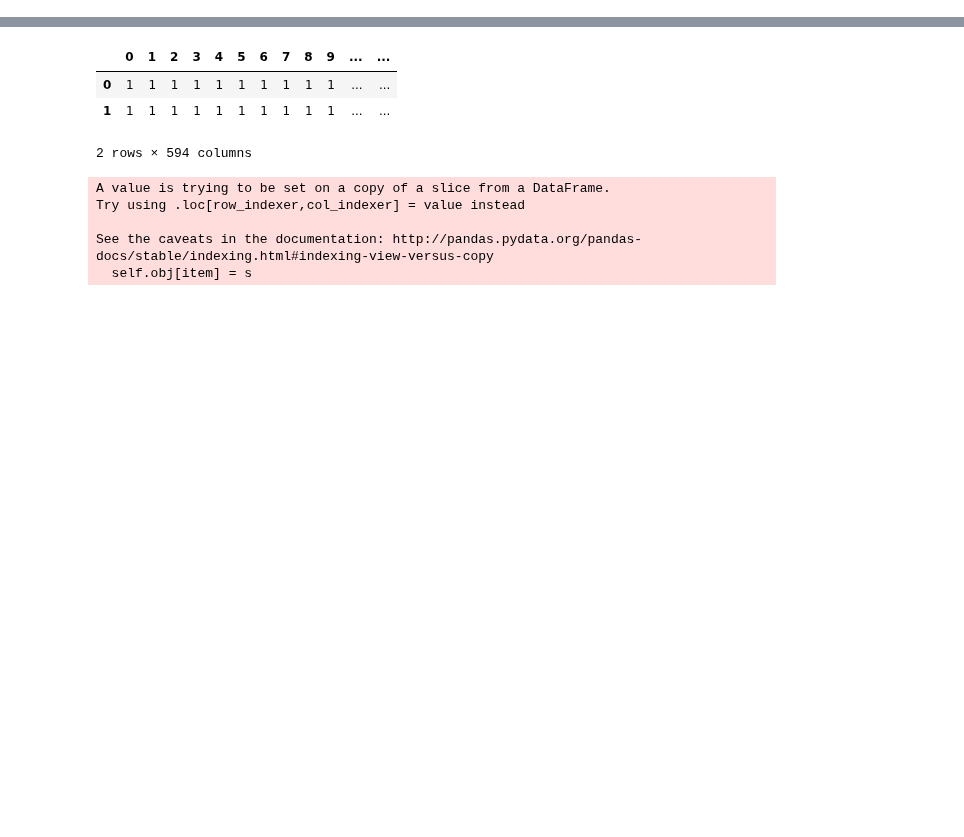
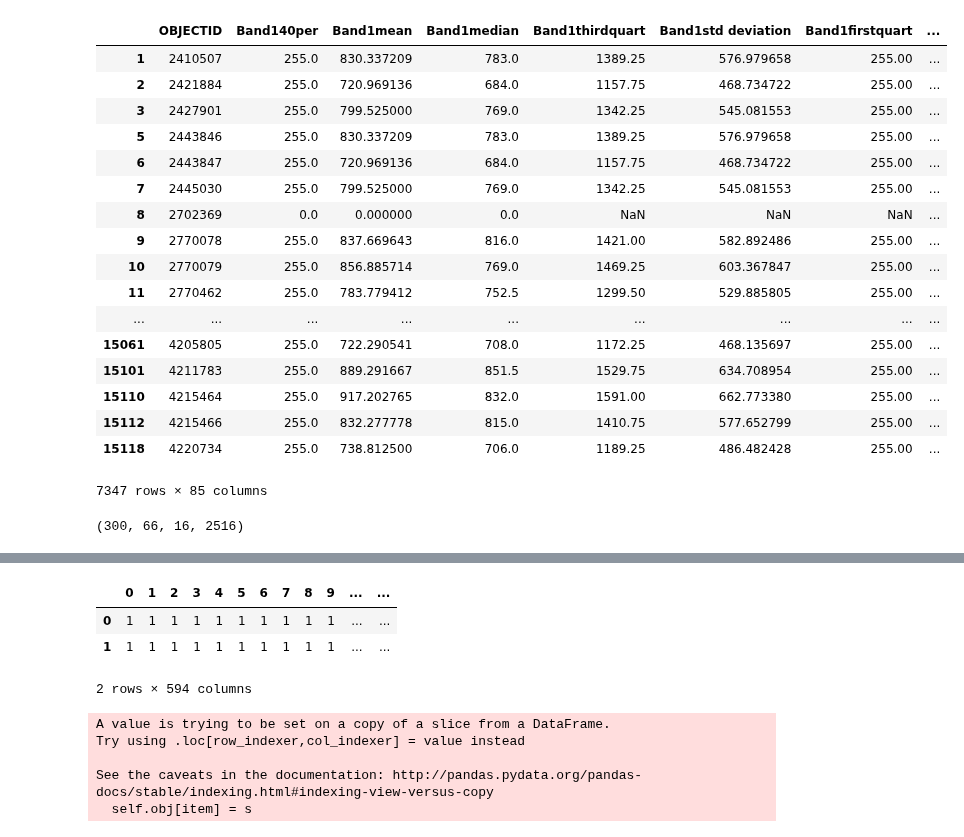
Before and after one commit to MarcelColvin/GeoSpatial-Classification, a Jupyter notebook: MakingtheClass.ipynb, the cells around one changed output, grey strips where cells are left out. Cells and saved outputs as stored; diff of their text form; code cells hidden in the pictures; blank space fills up the shorter version.

```diff
--- a/MakingtheClass.ipynb
+++ b/MakingtheClass.ipynb
@@ -27,0 +38,21 @@ CbandDensity[pd.notna(CbandDensity['crop_list'])]
+# %%
+letstrain
+# %% [output]
+|  | OBJECTID | Band140per | Band1mean | Band1median | Band1thirdquart | Band1std deviation | Band1firstquart | ... |
+| 1 | 2410507 | 255.0 | 830.337209 | 783.0 | 1389.25 | 576.979658 | 255.00 | ... |
+| 2 | 2421884 | 255.0 | 720.969136 | 684.0 | 1157.75 | 468.734722 | 255.00 | ... |
+| 3 | 2427901 | 255.0 | 799.525000 | 769.0 | 1342.25 | 545.081553 | 255.00 | ... |
+| 5 | 2443846 | 255.0 | 830.337209 | 783.0 | 1389.25 | 576.979658 | 255.00 | ... |
+| 6 | 2443847 | 255.0 | 720.969136 | 684.0 | 1157.75 | 468.734722 | 255.00 | ... |
+| 7 | 2445030 | 255.0 | 799.525000 | 769.0 | 1342.25 | 545.081553 | 255.00 | ... |
+| 8 | 2702369 | 0.0 | 0.000000 | 0.0 | NaN | NaN | NaN | ... |
+| 9 | 2770078 | 255.0 | 837.669643 | 816.0 | 1421.00 | 582.892486 | 255.00 | ... |
+| 10 | 2770079 | 255.0 | 856.885714 | 769.0 | 1469.25 | 603.367847 | 255.00 | ... |
+| 11 | 2770462 | 255.0 | 783.779412 | 752.5 | 1299.50 | 529.885805 | 255.00 | ... |
+| ... | ... | ... | ... | ... | ... | ... | ... | ... |
+| 15061 | 4205805 | 255.0 | 722.290541 | 708.0 | 1172.25 | 468.135697 | 255.00 | ... |
+| 15101 | 4211783 | 255.0 | 889.291667 | 851.5 | 1529.75 | 634.708954 | 255.00 | ... |
+| 15110 | 4215464 | 255.0 | 917.202765 | 832.0 | 1591.00 | 662.773380 | 255.00 | ... |
+| 15112 | 4215466 | 255.0 | 832.277778 | 815.0 | 1410.75 | 577.652799 | 255.00 | ... |
+| 15118 | 4220734 | 255.0 | 738.812500 | 706.0 | 1189.25 | 486.482428 | 255.00 | ... |
+7347 rows × 85 columns
@@ -27,0 +74,4 @@ CbandDensity[pd.notna(CbandDensity['crop_list'])]
+# %%
+(tn,fp,fn,tp)
+# %% [output]
+(300, 66, 16, 2516)
```
Also changed, not shown: parts of 15 cells of this notebook.
